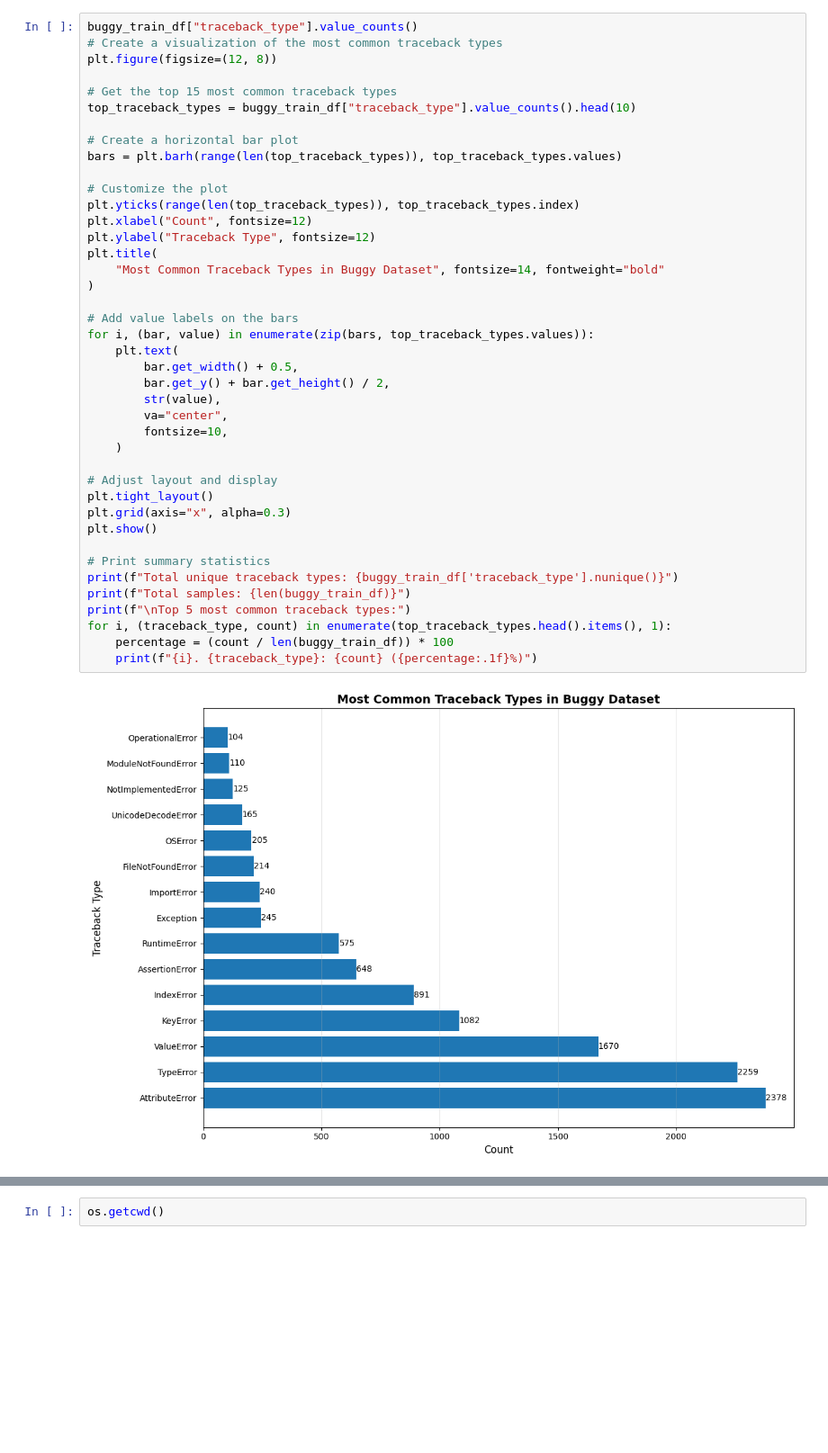
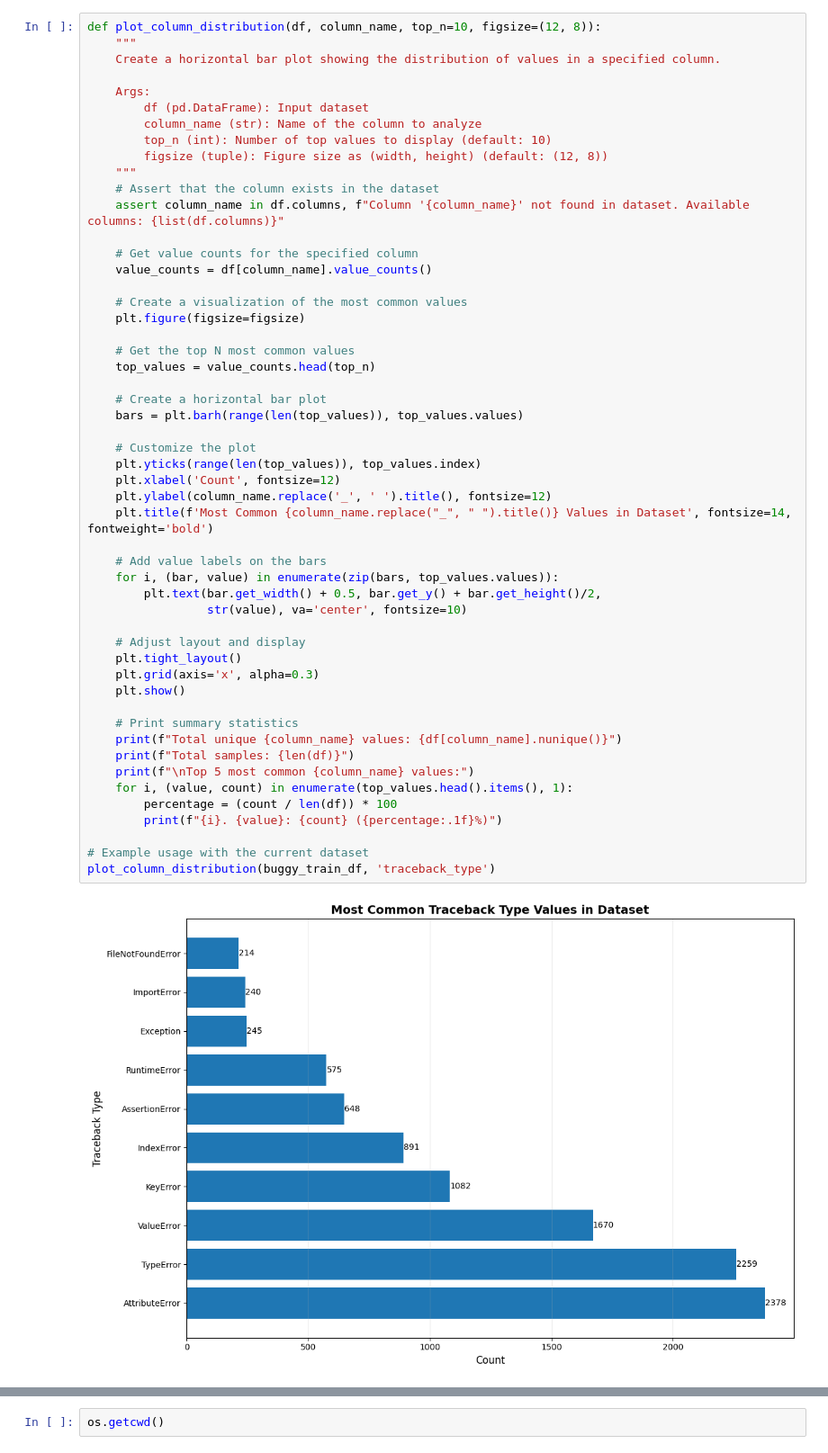
Before and after one commit to FernandoZanchitta/BugDetectiveAI, a Jupyter notebook: Bugdetectiveai/scr/notebooks/EDA.ipynb, the cells around one changed output, grey strips where cells are left out. Shown: that part at 90% size. Saved outputs shown, nothing was run; the diff lists cells and outputs as text; blank space fills up the shorter version.

```diff
--- a/Bugdetectiveai/scr/notebooks/EDA.ipynb
+++ b/Bugdetectiveai/scr/notebooks/EDA.ipynb
@@ -72,45 +68,56 @@ buggy_train_df.head()
 | 26622 | def addSfmAugmentation(self, with... | def addSfmAugmentation(self, with... | meshroom/ui/reconstruction.py | import logging\nimport os\nfrom t... | import logging\nimport os\nfrom t... | Reconstruction.addSfmAugmentation | ... |
 | 28217 | def load_pymathics_doc(self):\n i... | def load_pymathics_doc(self):\n i... | mathics/doc/doc.py | #!/usr/bin/env python3\n# -*- cod... | #!/usr/bin/env python3\n# -*- cod... | MathicsMainDocumentation.load_pym... | ... |
 # %%
-buggy_train_df["traceback_type"].value_counts()
-# Create a visualization of the most common traceback types
-plt.figure(figsize=(12, 8))
+def plot_column_distribution(df, column_name, top_n=10, figsize=(12, 8)):
+    """
+    Create a horizontal bar plot showing the distribution of values in a specified column.
 
-# Get the top 15 most common traceback types
-top_traceback_types = buggy_train_df["traceback_type"].value_counts().head(10)
+    Args:
+        df (pd.DataFrame): Input dataset
+        column_name (str): Name of the column to analyze
+        top_n (int): Number of top values to display (default: 10)
+        figsize (tuple): Figure size as (width, height) (default: (12, 8))
+    """
+    # Assert that the column exists in the dataset
+    assert column_name in df.columns, f"Column '{column_name}' not found in dataset. Available columns: {list(df.columns)}"
 
-# Create a horizontal bar plot
-bars = plt.barh(range(len(top_traceback_types)), top_traceback_types.values)
+    # Get value counts for the specified column
+    value_counts = df[column_name].value_counts()
 
-# Customize the plot
-plt.yticks(range(len(top_traceback_types)), top_traceback_types.index)
-plt.xlabel("Count", fontsize=12)
-plt.ylabel("Traceback Type", fontsize=12)
-plt.title(
-    "Most Common Traceback Types in Buggy Dataset", fontsize=14, fontweight="bold"
-)
+    # Create a visualization of the most common values
+    plt.figure(figsize=figsize)
 
-# Add value labels on the bars
-for i, (bar, value) in enumerate(zip(bars, top_traceback_types.values)):
-    plt.text(
-        bar.get_width() + 0.5,
-        bar.get_y() + bar.get_height() / 2,
-        str(value),
-        va="center",
-        fontsize=10,
-    )
+    # Get the top N most common values
+    top_values = value_counts.head(top_n)
 
-# Adjust layout and display
-plt.tight_layout()
-plt.grid(axis="x", alpha=0.3)
-plt.show()
+    # Create a horizontal bar plot
+    bars = plt.barh(range(len(top_values)), top_values.values)
 
-# Print summary statistics
-print(f"Total unique traceback types: {buggy_train_df['traceback_type'].nunique()}")
-print(f"Total samples: {len(buggy_train_df)}")
-print(f"\nTop 5 most common traceback types:")
-for i, (traceback_type, count) in enumerate(top_traceback_types.head().items(), 1):
-    percentage = (count / len(buggy_train_df)) * 100
-    print(f"{i}. {traceback_type}: {count} ({percentage:.1f}%)")
+    # Customize the plot
+    plt.yticks(range(len(top_values)), top_values.index)
+    plt.xlabel('Count', fontsize=12)
+    plt.ylabel(column_name.replace('_', ' ').title(), fontsize=12)
+    plt.title(f'Most Common {column_name.replace("_", " ").title()} Values in Dataset', fontsize=14, fontweight='bold')
+
+    # Add value labels on the bars
+    for i, (bar, value) in enumerate(zip(bars, top_values.values)):
+        plt.text(bar.get_width() + 0.5, bar.get_y() + bar.get_height()/2,
+                 str(value), va='center', fontsize=10)
+
+    # Adjust layout and display
+    plt.tight_layout()
+    plt.grid(axis='x', alpha=0.3)
+    plt.show()
+
+    # Print summary statistics
+    print(f"Total unique {column_name} values: {df[column_name].nunique()}")
+    print(f"Total samples: {len(df)}")
+    print(f"\nTop 5 most common {column_name} values:")
+    for i, (value, count) in enumerate(top_values.head().items(), 1):
+        percentage = (count / len(df)) * 100
+        print(f"{i}. {value}: {count} ({percentage:.1f}%)")
+
+# Example usage with the current dataset
+plot_column_distribution(buggy_train_df, 'traceback_type')
 # %% [output]
-[figure, old version]
+[figure, new version]
```
Also changed, not shown: parts of 8 cells of this notebook, 3 other files.
